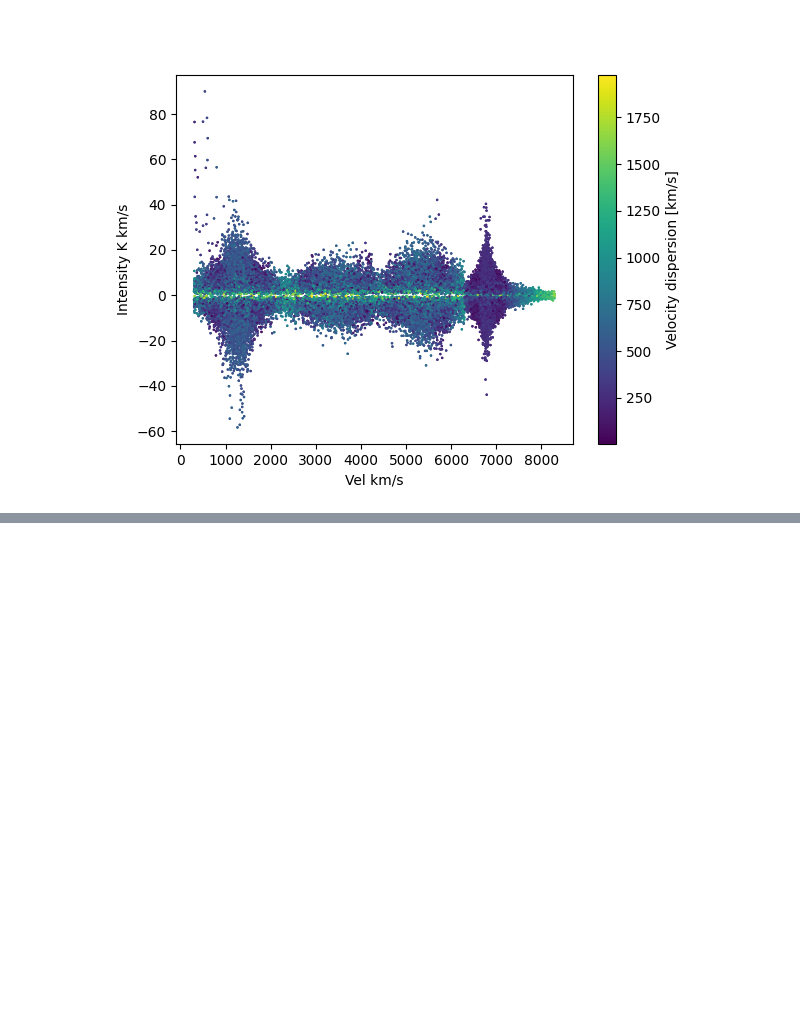
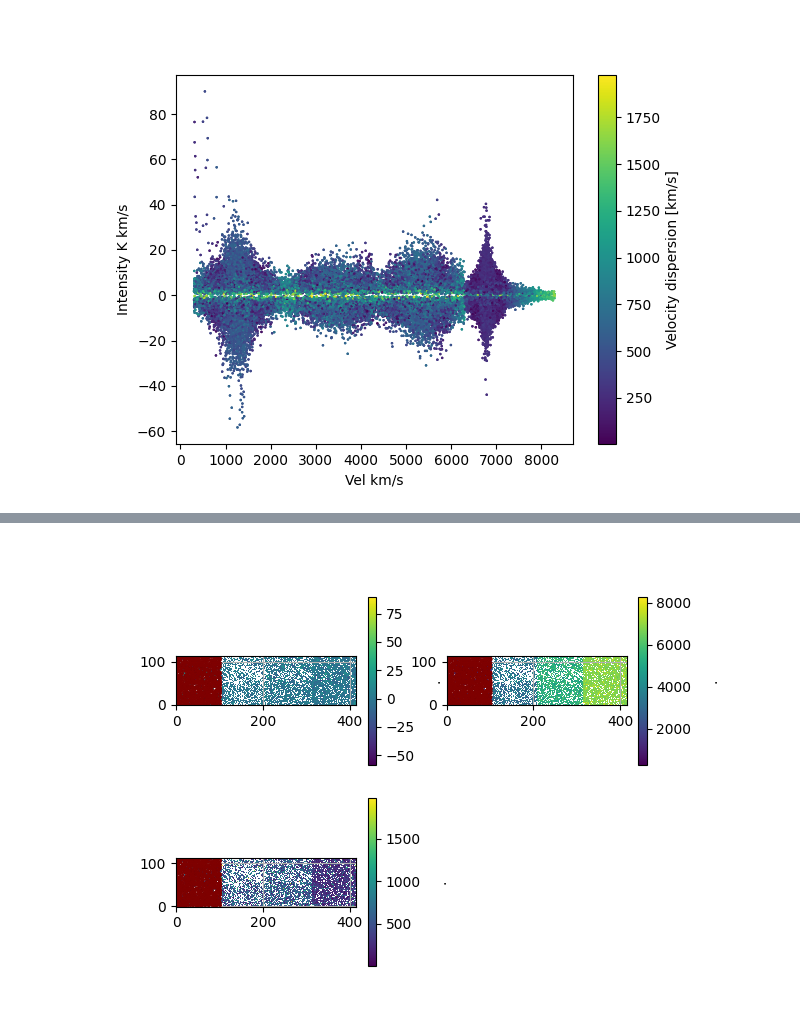
Before and after one commit to JBurke789/clustering, a Jupyter notebook: NGC1156_analysis.ipynb, the cells around one changed output, grey strips where cells are left out. Drawn from its saved outputs; the diff is of its cells as text; code cells hidden in the pictures; blank space fills up the shorter version.

```diff
--- a/NGC1156_analysis.ipynb
+++ b/NGC1156_analysis.ipynb
@@ -393,5 +410,7 @@ single_cluster_scatter(all_m0,all_m1,ClusterLabels,1)
 # %%
-WorldMap_stitched([all_m0,all_m1,all_m2], contour=(ClusterLabels_, 1, getColors(ClusterLabels, 'jet_r')[0]), clabel = '.')
+WorldMap_stitched([all_m0,all_m1,all_m2], contour=(ClusterLabels_, 4, getColors(ClusterLabels, 'jet_r')[0]), clabel = '.')
+# %% [output]
+[figure, added]
 # %%
 def make_mask(ClusterLabels_,cluster_no):
 
```
Also changed, not shown: parts of 8 cells of this notebook, 4 other files.
